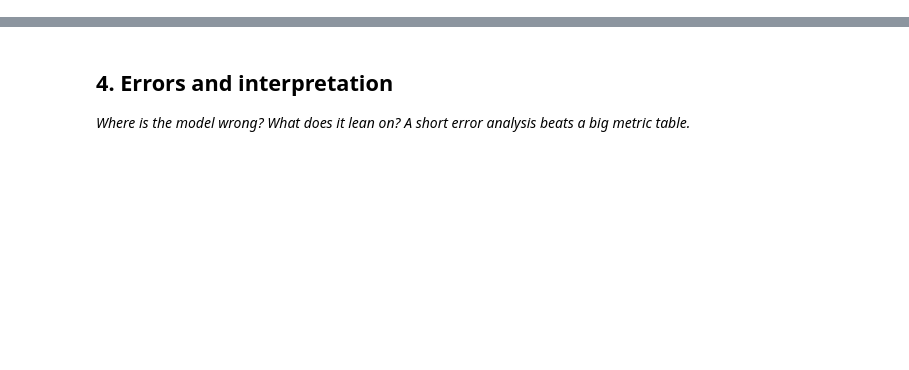
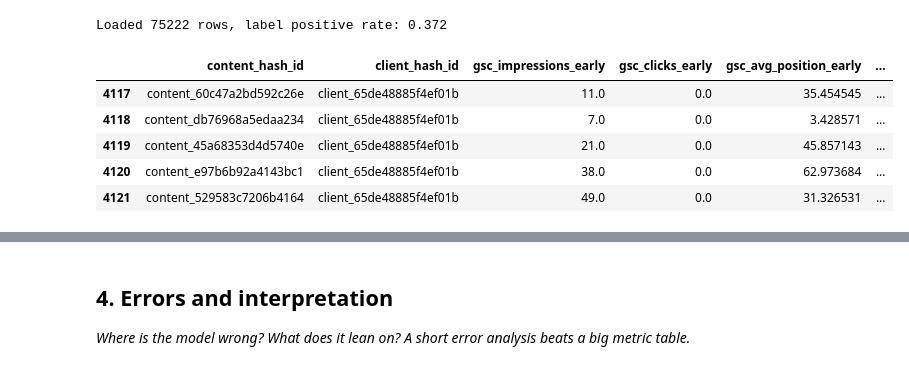
Before and after one commit to Somaskandan931/flyrank-ml-2026-Somaskandan931, a Jupyter notebook: work/notebooks/w05_model.ipynb, the cells around one changed output, grey strips where cells are left out. Saved outputs shown, nothing was run; the diff lists cells and outputs as text; code cells hidden in the pictures; blank space fills up the shorter version.

```diff
--- a/work/notebooks/w05_model.ipynb
+++ b/work/notebooks/w05_model.ipynb
@@ -29,0 +26,13 @@ This skeleton is yours to fill. Work the sections **in order** — each one has
+# %%
+# ============ CONFIG ============
+GROUP_COL = "client_hash_id"          # matches your ML-04/07 naming — used for the grouped split, never as a feature
+LABEL_COL = "label_high_clicks_late"  # same binary label defined in ML-04
+ID_COLS = ["content_hash_id"]
+FEATURE_COLS = [
+    "gsc_impressions_early", "gsc_clicks_early",
+    "gsc_avg_position_early", "ga4_sessions_early", "scroll_events_early",
+]
+K_FOR_PRECISION = 50    # same K as your Top-20/queue-style ranking in ML-07, adjust if you used a different K there
+RANDOM_STATE = 42
+EARLY_START, EARLY_END = "2026-03-01", "2026-03-15"
+LATE_START, LATE_END = "2026-03-16", "2026-03-31"
@@ -29,0 +52,55 @@ This skeleton is yours to fill. Work the sections **in order** — each one has
+# %%
+# This cell is for CODE (numbers, a query, a check).
+from sklearn.linear_model import LogisticRegression
+from sklearn.tree import DecisionTreeClassifier
+from sklearn.ensemble import RandomForestClassifier, GradientBoostingClassifier
+from sklearn.model_selection import GroupShuffleSplit
+from sklearn.metrics import (
+    precision_score, recall_score, roc_auc_score, average_precision_score,
+    confusion_matrix, classification_report,
+)
+
+# Rebuild the same early/late feature table from ML-04 (never persisted to disk, so
+# it's reconstructed here directly from the warehouse — same query, same windows)
+df = con.sql(f"""
+WITH early AS (
+    SELECT content_hash_id, client_hash_id,
+           SUM(gsc_impressions) AS gsc_impressions_early,
+           SUM(gsc_clicks)      AS gsc_clicks_early,
+           SUM(gsc_sum_position) / NULLIF(SUM(gsc_impressions), 0) AS gsc_avg_position_early,
+           SUM(ga4_sessions)    AS ga4_sessions_early,
+           SUM(scroll_events)   AS scroll_events_early
+    FROM read_parquet('{FACT_DAILY}')
+    WHERE month = '2026-03'
+      AND report_date BETWEEN '{EARLY_START}' AND '{EARLY_END}'
+      AND gsc_data_available IS TRUE
+    GROUP BY 1,2
+),
+late AS (
+    SELECT content_hash_id, client_hash_id,
+           SUM(gsc_clicks) AS gsc_clicks_late
+    FROM read_parquet('{FACT_DAILY}')
+    WHERE month = '2026-03'
+      AND report_date BETWEEN '{LATE_START}' AND '{LATE_END}'
+      AND gsc_data_available IS TRUE
+    GROUP BY 1,2
+)
+SELECT e.*, l.gsc_clicks_late
+FROM early e
+JOIN late l USING (content_hash_id, client_hash_id)
+""").df()
+
+df = df.dropna(subset=FEATURE_COLS + ["gsc_clicks_late"])
+median_clicks = df["gsc_clicks_late"].median()
+df[LABEL_COL] = (df["gsc_clicks_late"] > median_clicks).astype(int)
+
+print(f"Loaded {df.shape[0]} rows, label positive rate: {df[LABEL_COL].mean():.3f}")
+df.head()
+# %% [output]
+Loaded 75222 rows, label positive rate: 0.372
+|  | content_hash_id | client_hash_id | gsc_impressions_early | gsc_clicks_early | gsc_avg_position_early | ... |
+| 4117 | content_60c47a2bd592c26e | client_65de48885f4ef01b | 11.0 | 0.0 | 35.454545 | ... |
+| 4118 | content_db76968a5edaa234 | client_65de48885f4ef01b | 7.0 | 0.0 | 3.428571 | ... |
+| 4119 | content_45a68353d4d5740e | client_65de48885f4ef01b | 21.0 | 0.0 | 45.857143 | ... |
+| 4120 | content_e97b6b92a4143bc1 | client_65de48885f4ef01b | 38.0 | 0.0 | 62.973684 | ... |
+| 4121 | content_529583c7206b4164 | client_65de48885f4ef01b | 49.0 | 0.0 | 31.326531 | ... |
```
Also changed, not shown: parts of 18 cells of this notebook.
